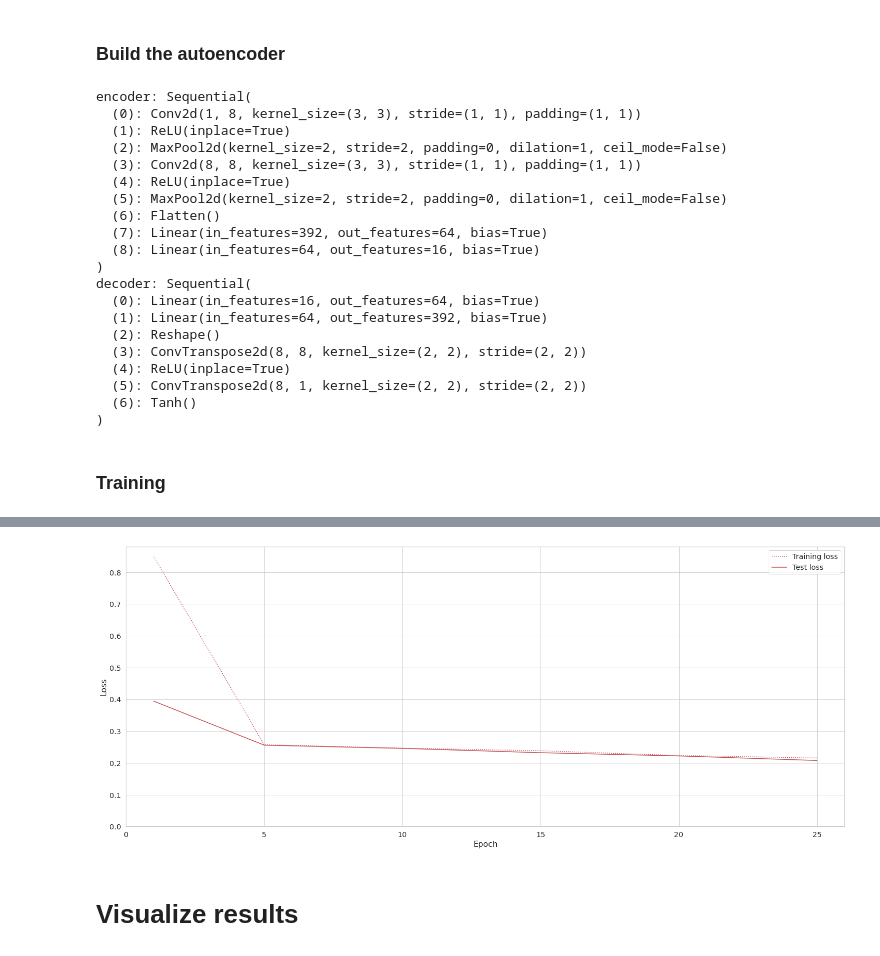
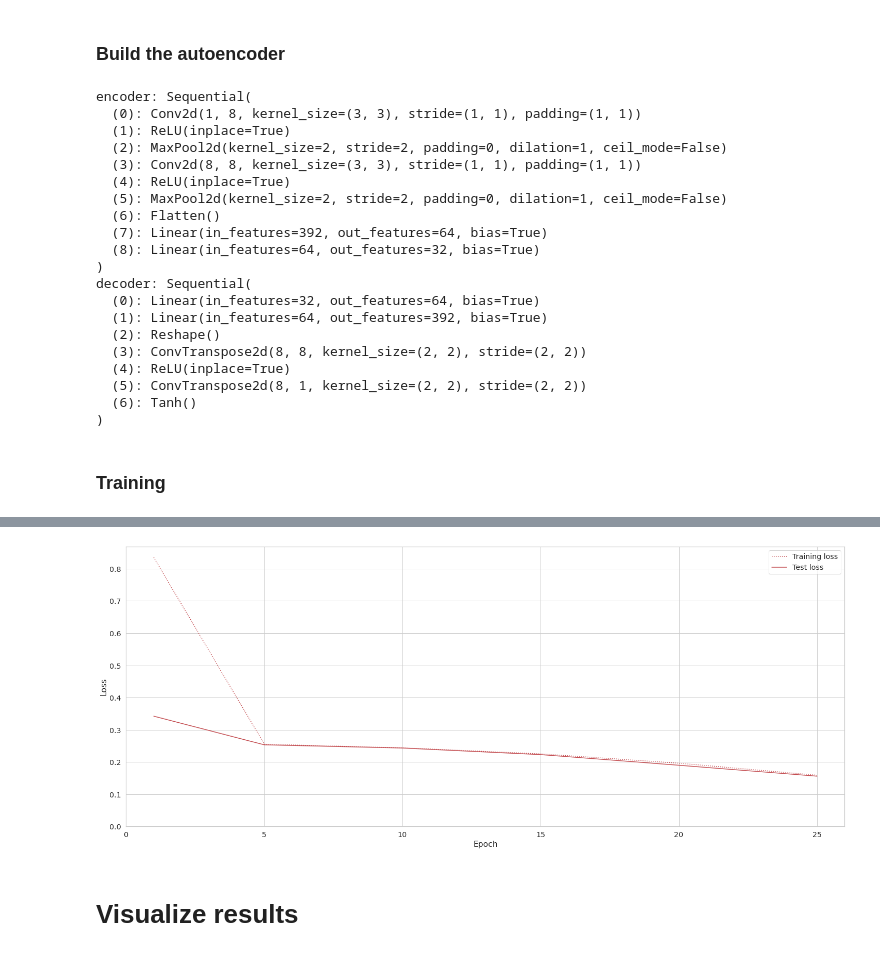
Before and after one commit to csizsek/data-science-old, a Jupyter notebook: autoencoders/05_sparse_ae.ipynb, the cells around one changed output, grey strips where cells are left out. Drawn from its saved outputs; the diff is of its cells as text; code cells hidden in the pictures.

```diff
--- a/autoencoders/05_sparse_ae.ipynb
+++ b/autoencoders/05_sparse_ae.ipynb
@@ -148,11 +148,11 @@ class AutoEncoder(nn.Module):
             nn.Linear(in_features=8*7*7,
                       out_features=64),
             nn.Linear(in_features=64,
-                      out_features=16))
+                      out_features=32))
 
         self.decoder = nn.Sequential(
             nn.Linear(
-                in_features=16,
+                in_features=32,
                 out_features=64),
             nn.Linear(
                 in_features=64,
@@ -198,10 +198,10 @@ encoder: Sequential(
   (5): MaxPool2d(kernel_size=2, stride=2, padding=0, dilation=1, ceil_mode=False)
   (6): Flatten()
   (7): Linear(in_features=392, out_features=64, bias=True)
-  (8): Linear(in_features=64, out_features=16, bias=True)
+  (8): Linear(in_features=64, out_features=32, bias=True)
 )
 decoder: Sequential(
-  (0): Linear(in_features=16, out_features=64, bias=True)
+  (0): Linear(in_features=32, out_features=64, bias=True)
   (1): Linear(in_features=64, out_features=392, bias=True)
   (2): Reshape()
   (3): ConvTranspose2d(8, 8, kernel_size=(2, 2), stride=(2, 2))
@@ -219,7 +219,7 @@ except:
     n_epochs = 25
     learning_rate = 1e-4
     weight_decay = 1e-5
-    reg_lambda = 5e-4
+    reg_lambda = 0.0004
 
     criterion = nn.MSELoss()
     optimizer = torch.optim.Adam(
@@ -288,4 +288,4 @@ epoch: 25/ 25        train loss:    0.2152        test loss:    0.2075
-[figure, old version]
+[figure, new version]
 # %% [markdown]
 # Visualize results
 # %% [markdown]
```
Also changed, not shown: parts of 5 cells of this notebook.
